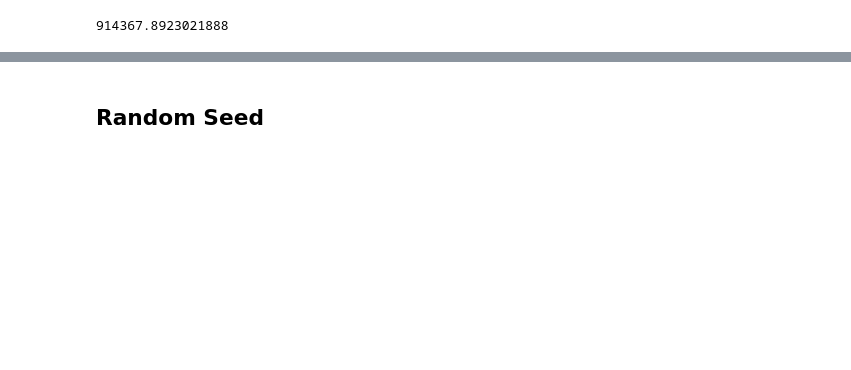
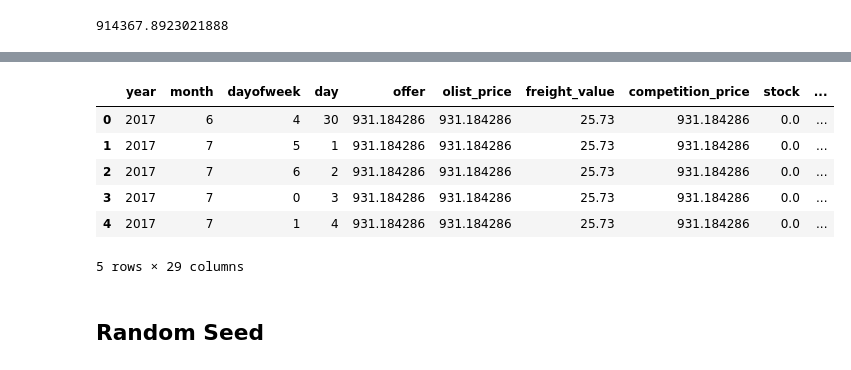
Before and after one commit to ds4a-team4/dynamic-pricing, a Jupyter notebook: models/RL_Henrique.ipynb, the cells around one changed output, grey strips where cells are left out. Saved outputs shown, nothing was run; the diff lists cells and outputs as text; code cells hidden in the pictures; blank space fills up the shorter version.

```diff
--- a/models/RL_Henrique.ipynb
+++ b/models/RL_Henrique.ipynb
@@ -36,5 +36,7 @@ data = pd.read_csv('./cellphones/cellphonedata.csv')
 df = data[data.price_category == 'C'].copy().reset_index(drop=True)
 df.drop(columns = ['ds','price_category'],inplace=True)
 df['base_cost'] = df.offer.apply(lambda x: base_cost(x))
+
+baseline_prices = df['olist_price'].values
 # %%
 df.columns
@@ -455,3 +475,31 @@ sum(baseline)
+# %%
+o_prices #975
+orders # 975
+test_acts # 975
+test_rewards # 975
+
+results = df.iloc[:-1].copy()
+
+results['baseline_prices'] = baseline_prices[:-1]
+results['baseline_orders'] = y_pred[:-1]
+results['baseline_rewards'] = baseline[:-1]
+results['rl_prices'] = o_prices
+results['rl_orders'] = orders
+results['rl_actions'] = test_acts
+results['rl_rewards'] = test_rewards
+results['group'] = 'electronics'
+results['type'] = 'cellphones'
+results['price_range'] = 'C'
+# %%
+results.head()
+# %% [output]
+|  | year | month | dayofweek | day | offer | olist_price | freight_value | competition_price | stock | ... |
+| 0 | 2017 | 6 | 4 | 30 | 931.184286 | 931.184286 | 25.73 | 931.184286 | 0.0 | ... |
+| 1 | 2017 | 7 | 5 | 1 | 931.184286 | 931.184286 | 25.73 | 931.184286 | 0.0 | ... |
+| 2 | 2017 | 7 | 6 | 2 | 931.184286 | 931.184286 | 25.73 | 931.184286 | 0.0 | ... |
+| 3 | 2017 | 7 | 0 | 3 | 931.184286 | 931.184286 | 25.73 | 931.184286 | 0.0 | ... |
+| 4 | 2017 | 7 | 1 | 4 | 931.184286 | 931.184286 | 25.73 | 931.184286 | 0.0 | ... |
+5 rows × 29 columns
 # %% [markdown]
 ## Random Seed
 # %%
```
Also changed, not shown: parts of 17 cells of this notebook, 2 other files.
